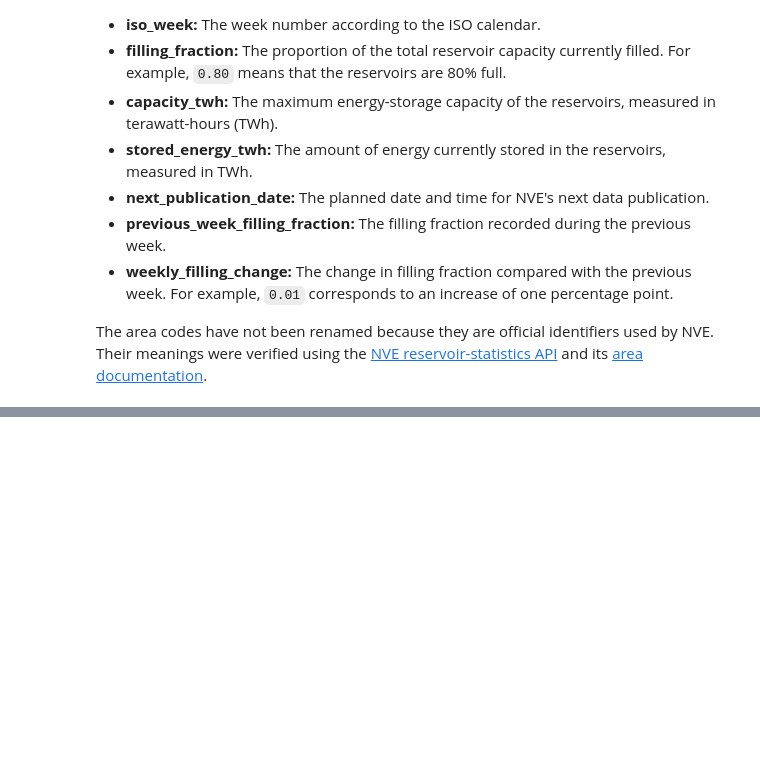
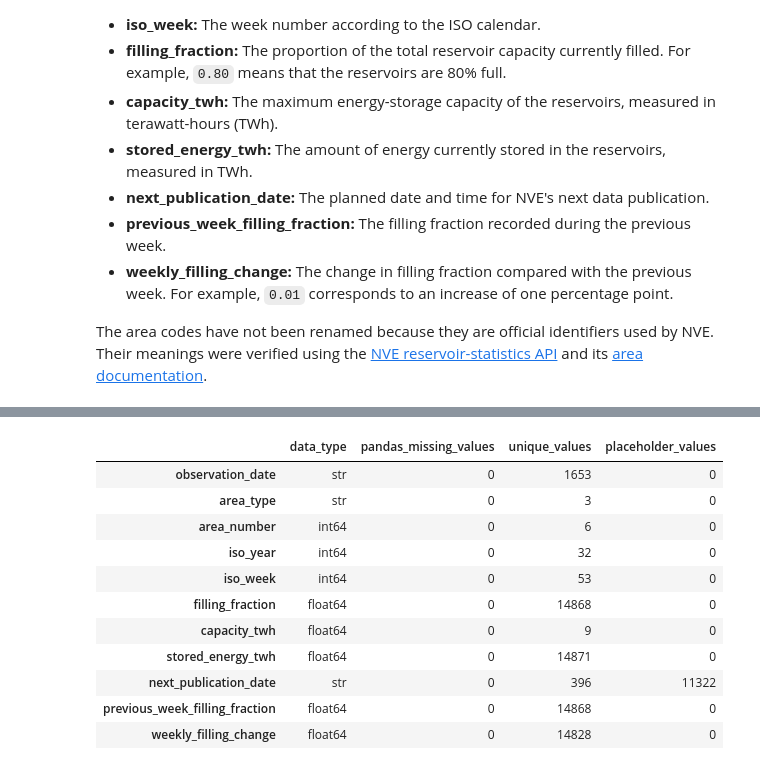
Before and after one commit to G0KU-DOTCOM/Streamlit_dashboard, a Jupyter notebook: notebooks/prosjekt_part1.ipynb, the cells around one changed output, grey strips where cells are left out. Cells and saved outputs as stored; diff of their text form; code cells hidden in the pictures; blank space fills up the shorter version.

```diff
--- a/notebooks/prosjekt_part1.ipynb
+++ b/notebooks/prosjekt_part1.ipynb
@@ -111,0 +226,31 @@ and its
+# %%
+# Pandas only counts formally missing values such as NaN or None.
+# I count the unusual publication-date placeholder separately because it is
+# present as text even though it does not represent a real publication date.
+placeholder_date = "0001-01-01T00:00:00"
+
+column_summary = pd.DataFrame({
+    "data_type": reservoirs.dtypes.astype(str),
+    "pandas_missing_values": reservoirs.isna().sum(),
+    "unique_values": reservoirs.nunique()
+})
+
+column_summary["placeholder_values"] = 0
+column_summary.loc["next_publication_date", "placeholder_values"] = (
+    reservoirs["next_publication_date"] == placeholder_date
+).sum()
+
+display(column_summary)
+# %% [output]
+|  | data_type | pandas_missing_values | unique_values | placeholder_values |
+| observation_date | str | 0 | 1653 | 0 |
+| area_type | str | 0 | 3 | 0 |
+| area_number | int64 | 0 | 6 | 0 |
+| iso_year | int64 | 0 | 32 | 0 |
+| iso_week | int64 | 0 | 53 | 0 |
+| filling_fraction | float64 | 0 | 14868 | 0 |
+| capacity_twh | float64 | 0 | 9 | 0 |
+| stored_energy_twh | float64 | 0 | 14871 | 0 |
+| next_publication_date | str | 0 | 396 | 11322 |
+| previous_week_filling_fraction | float64 | 0 | 14868 | 0 |
+| weekly_filling_change | float64 | 0 | 14828 | 0 |
```
Also changed, not shown: parts of 4 cells of this notebook.
